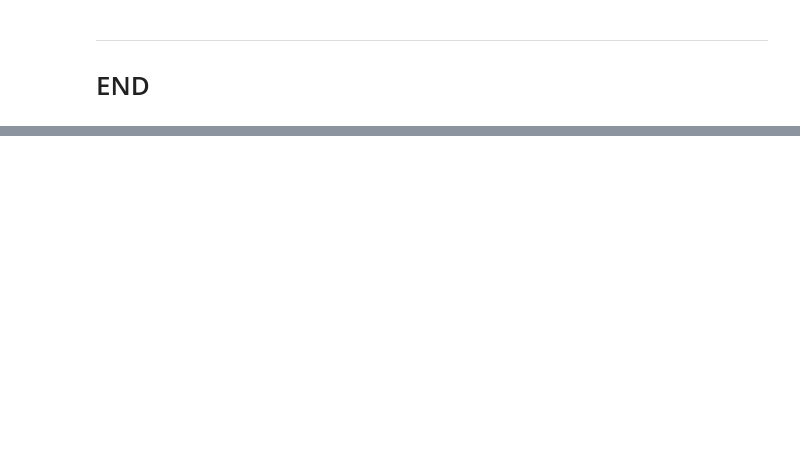
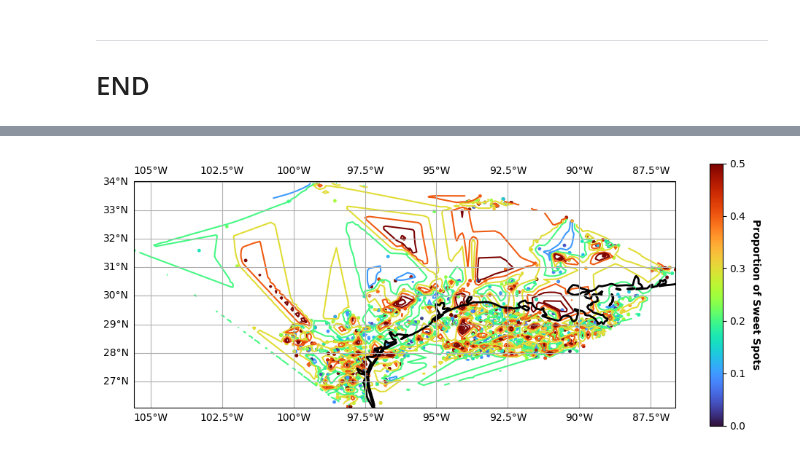
Before and after one commit to misaelmmorales/AutoPetrophysics-GOM-CCS, a Jupyter notebook: spglobal_misael_arc.ipynb, the cells around one changed output, grey strips where cells are left out. Cells and saved outputs as stored; diff of their text form; code cells hidden in the pictures; blank space fills up the shorter version.

Commit message:
update
regional sweet spot map

```diff
--- a/spglobal_misael_arc.ipynb
+++ b/spglobal_misael_arc.ipynb
@@ -72,3 +31,9 @@ Well shape: (223, 4)
 # %% [markdown]
 ***
 # END
+# %%
+from auto_rock_classification import *
+
+arc = RockClassification(minpts=30, well_number=1104, method='birch', n_classes=3)
+arc.bigloader()
+arc.preprocessing()
@@ -74,0 +50,30 @@ Well shape: (223, 4)
+# %%
+x, y, p = [], [], []
+for f in os.listdir('Data/UT Export core classification'):
+    d = pd.read_csv('Data/UT Export core classification/{}'.format(f))
+    c = d['CLASS']
+    u = np.unique(c)
+    x.append(d['SURFACE_LONGITUDE'].values[0])
+    y.append(d['SURFACE_LATITUDE'].values[0])
+    p.append(len(np.argwhere(c == u[-1]))/len(c))
+# %%
+gx, gy = np.meshgrid(np.linspace(min(x), max(x), 100), np.linspace(min(y), max(y), 100))
+gp = griddata((x, y), p, (gx, gy), method='linear')
+cmap3 = 'turbo'
+vmin, vmax = 0, 0.5
+
+fig = plt.figure(figsize=(10,7.5))
+ax = fig.add_subplot(111, projection=arc.plate)
+ax.contour(gx, gy, gp, cmap=cmap3, vmin=vmin, vmax=vmax)
+im1 = ax.scatter(x, y, c=p, s=arc.s1, cmap=cmap3, lw=0.25, vmin=vmin, vmax=vmax)
+#ax.scatter(arc.longi, arc.lati, s=arc.s1, transform=arc.plate, zorder=2)
+ax.coastlines(resolution='50m', color='black', lw=2, zorder=2)
+cb = plt.colorbar(im1, shrink=0.5)
+cb.set_label('Proportion of Sweet Spots', weight='bold', rotation=270, labelpad=15)
+gl = ax.gridlines(draw_labels=True)
+gl.right_labels = False
+gl.xformatter, gl.yformatter = LONGITUDE_FORMATTER, LATITUDE_FORMATTER
+plt.tight_layout()
+plt.show()
+# %% [output]
+[figure, added]
```
Also changed, not shown: parts of 4 cells of this notebook, 5 other files.
